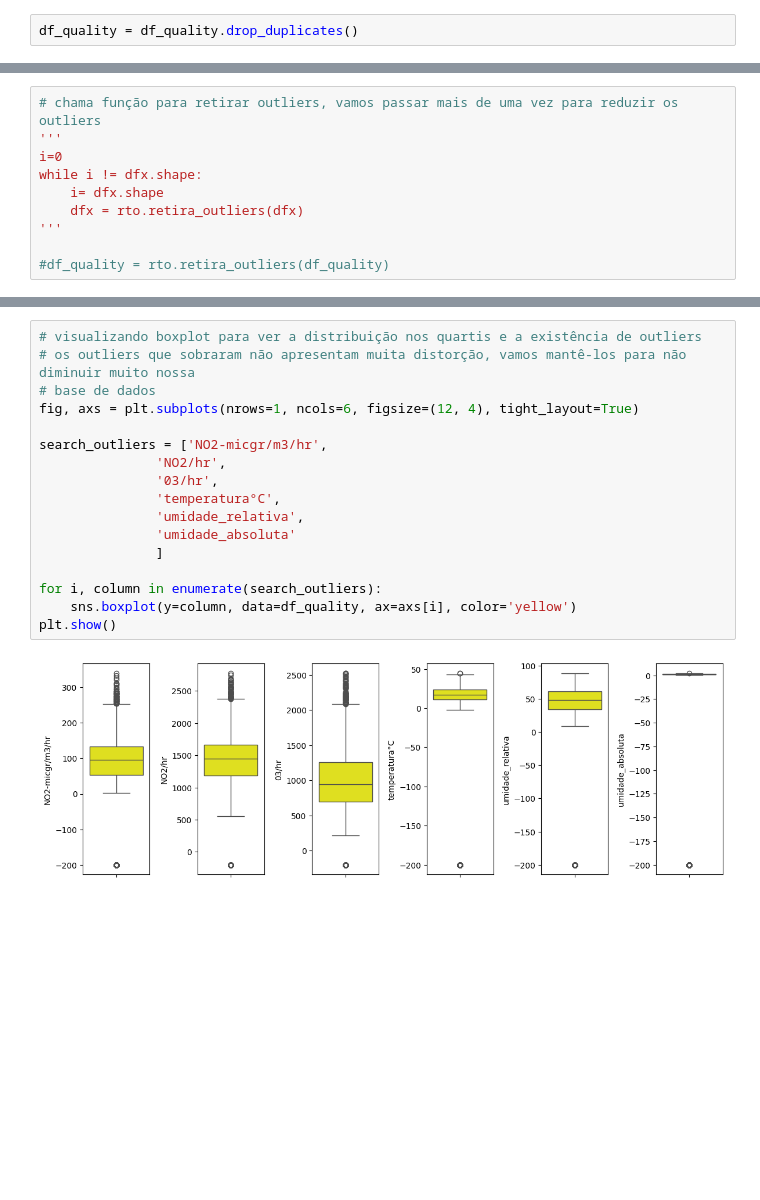
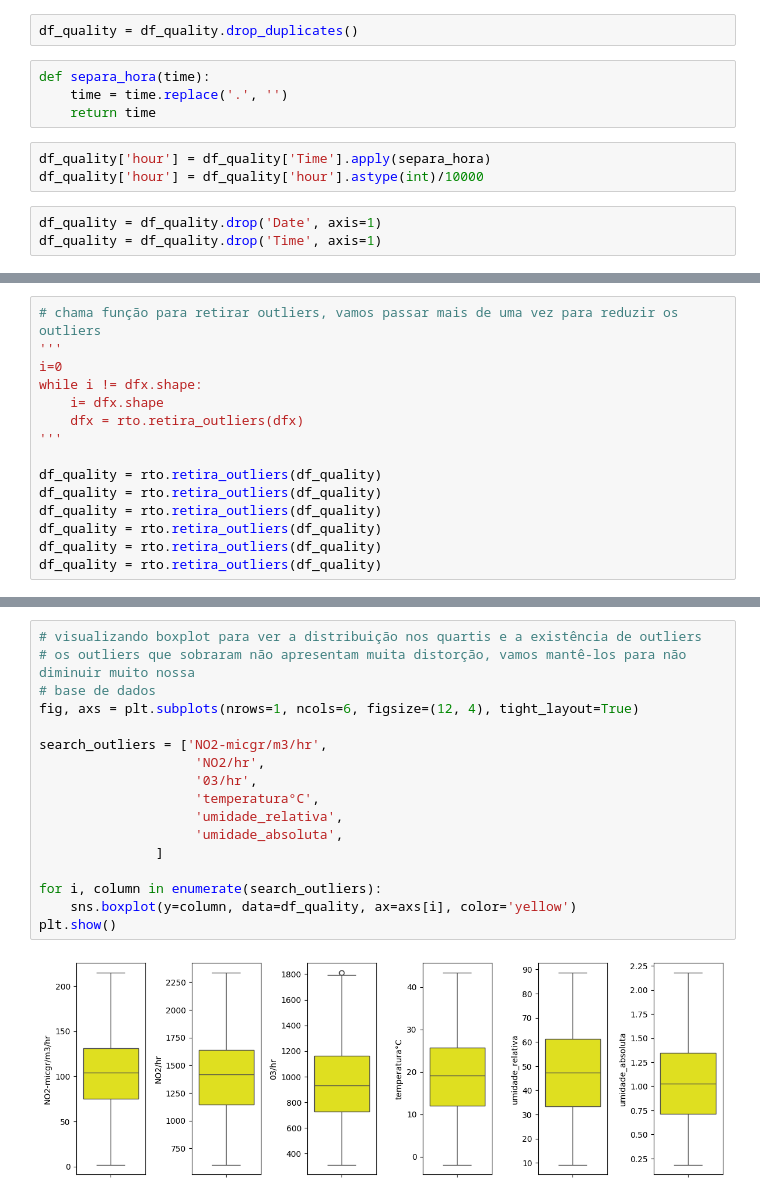
Before and after one commit to jairobernardesjunior/Qualidade_do_ar, a Jupyter notebook: qualidade_do_ar_analisa.ipynb, the cells around one changed output, grey strips where cells are left out. Saved outputs shown, nothing was run; the diff lists cells and outputs as text; blank space fills up the shorter version.

```diff
--- a/qualidade_do_ar_analisa.ipynb
+++ b/qualidade_do_ar_analisa.ipynb
@@ -216,3 +216,13 @@ df_quality.duplicated().sum()
 0
 # %%
 df_quality = df_quality.drop_duplicates()
+# %%
+def separa_hora(time):
+    time = time.replace('.', '')
+    return time
+# %%
+df_quality['hour'] = df_quality['Time'].apply(separa_hora)
+df_quality['hour'] = df_quality['hour'].astype(int)/10000
+# %%
+df_quality = df_quality.drop('Date', axis=1)
+df_quality = df_quality.drop('Time', axis=1)
@@ -232,4 +249,9 @@ while i != dfx.shape:
     dfx = rto.retira_outliers(dfx)
 '''
 
-#df_quality = rto.retira_outliers(df_quality)
+df_quality = rto.retira_outliers(df_quality)
+df_quality = rto.retira_outliers(df_quality)
+df_quality = rto.retira_outliers(df_quality)
+df_quality = rto.retira_outliers(df_quality)
+df_quality = rto.retira_outliers(df_quality)
+df_quality = rto.retira_outliers(df_quality)
@@ -258,22 +282,22 @@ plt.show()
 # %%
 # visualizando boxplot para ver a distribuição nos quartis e a existência de outliers
 # os outliers que sobraram não apresentam muita distorção, vamos mantê-los para não diminuir muito nossa
 # base de dados
 fig, axs = plt.subplots(nrows=1, ncols=6, figsize=(12, 4), tight_layout=True)
 
 search_outliers = ['NO2-micgr/m3/hr',
-               'NO2/hr',
-               '03/hr',
-               'temperatura°C',
-               'umidade_relativa',
-               'umidade_absoluta'
+                    'NO2/hr',
+                    '03/hr',
+                    'temperatura°C',
+                    'umidade_relativa',
+                    'umidade_absoluta',
                ]
 
 for i, column in enumerate(search_outliers):
     sns.boxplot(y=column, data=df_quality, ax=axs[i], color='yellow')
 plt.show()
 # %% [output]
-[figure, old version]
+[figure, new version]
 # %%
 # verificando a distribuição dos dados
 p= sns.pairplot(
```
Also changed, not shown: parts of 26 cells of this notebook, 2 other files.
